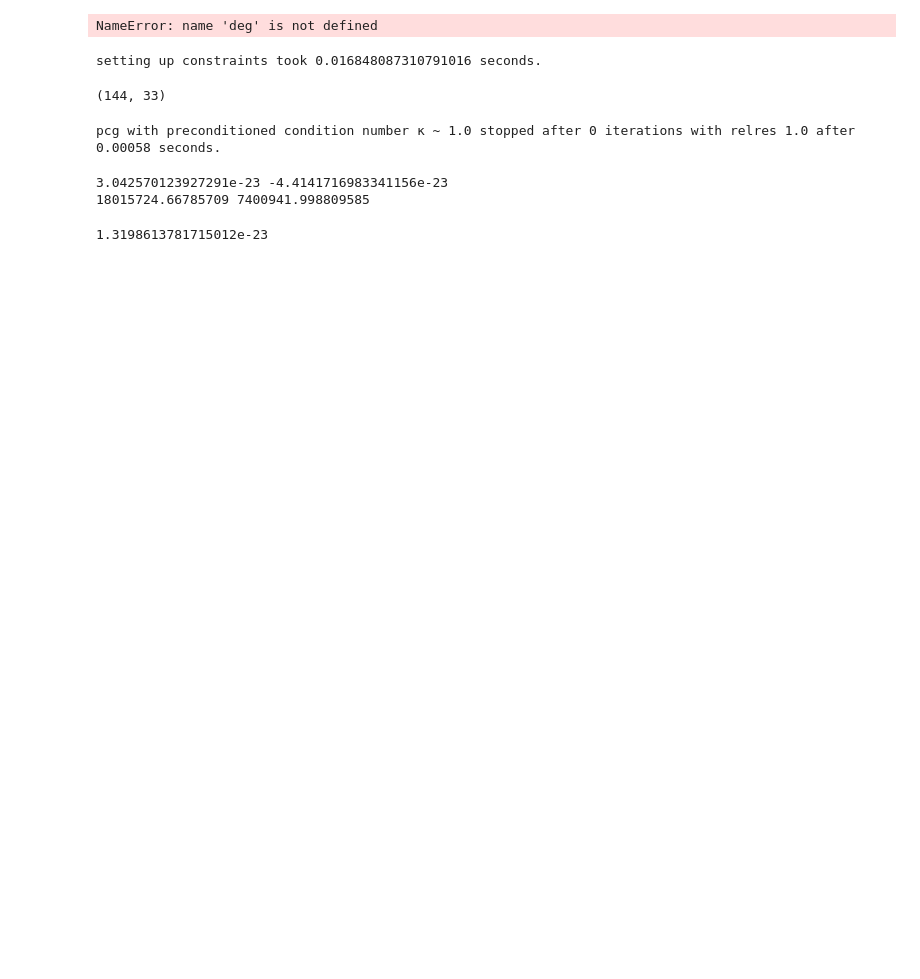
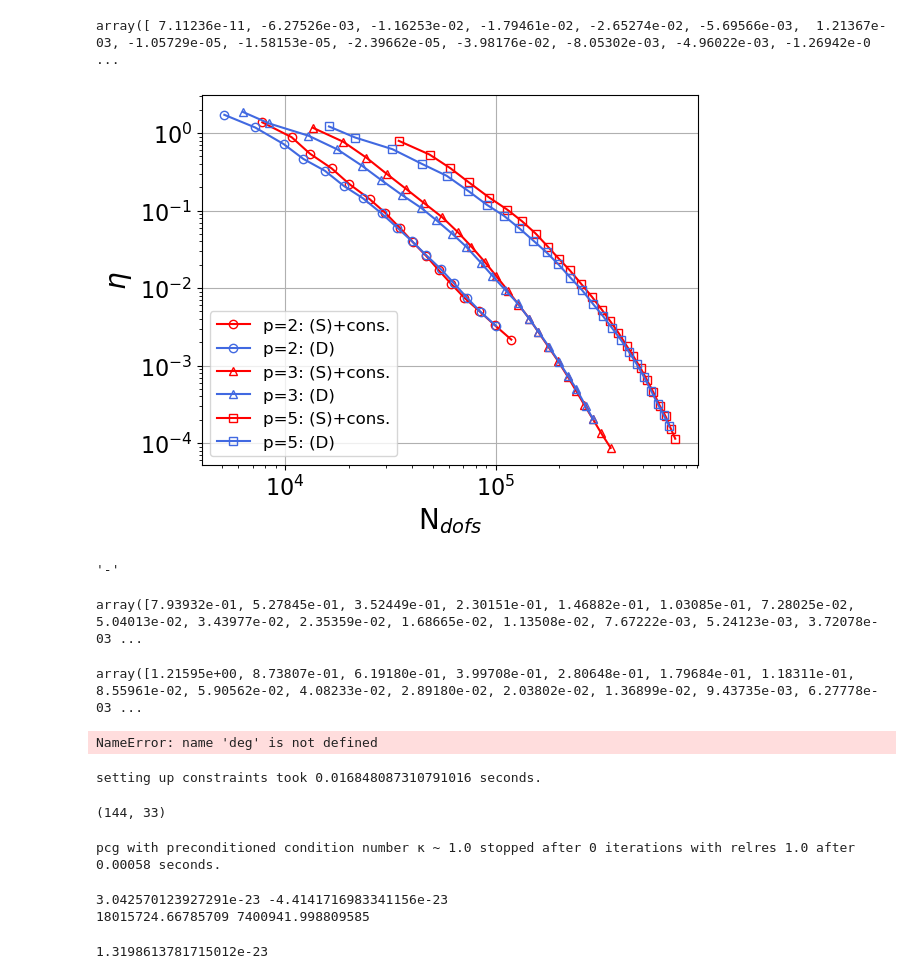
Before and after one commit to c-f-h/pyiga, a Jupyter notebook: notebooks/IETI_Inductor.ipynb, the cells around one changed output. Drawn from its saved outputs; the diff is of its cells as text; code cells hidden in the pictures; blank space fills up the shorter version.

```diff
--- a/notebooks/IETI_Inductor.ipynb
+++ b/notebooks/IETI_Inductor.ipynb
@@ -31,6 +21,5 @@ py-mkl-pardiso 0.0.5
 # %%
-def admissibility_split(MP, a, return_P=False, subspace=False, consistency = True, with_edges=False):
-    level={1:5, 2:5, 3:5, 4:5, 5:5, 6:5, 7:5}
+def admissibility_split(MP, a, return_P=False, subspace=False, consistency = False, with_edges=False, level=None):
     marked = set()
     mapped = lambda x: 1 if x in (0, 1) else 0
     num_split=0
@@ -44,8 +33,14 @@ def admissibility_split(MP, a, return_P=False, subspace=False, consistency = Tru
                 deg = kv.p
                 s1,s2 = kv.support()
                 nodes = np.clip(MP.mesh.boundaries(p)[1][b],kv.kv[0],kv.kv[-1])
-                m = min(nodes[1:]-nodes[:-1])
-                if not bspline_cy.pyx_checkSWcondition(kv.kv, kv.p, len(kv.kv), nodes, len(nodes), with_edges) or (s2-s1)/m>2**level[deg]-1:
+                diff = nodes[1:]-nodes[:-1]
+
+                if not with_edges:
+                    check_edge=np.repeat(False, len(diff))
+                else:
+                    check_edge=((s2-s1)/diff<2**level+1e-14)
+                #print(check_edge)
+                if not bspline_cy.pyx_checkSWcondition(kv.kv, kv.p, len(kv.kv), nodes, len(nodes), with_edges=with_edges, check_edge=check_edge):
                     marked.add(p)
         if consistency:
             for (p1,b1) in MP.mesh.L_intfs:
@@ -314,0 +319,8 @@ array([1.19645e-07, 1.72355e-02, 2.49780e-02, 5.33019e-03, 5.14499e-02, 5.39440e
+# %%
+i=0
+SA[:-1,i]-SB[:,i]
+# %% [output]
+array([ 7.11236e-11, -6.27526e-03, -1.16253e-02, -1.79461e-02, -2.65274e-02, -5.69566e-03,  1.21367e-03, -1.05729e-05, -1.58153e-05, -2.39662e-05, -3.98176e-02, -8.05302e-03, -4.96022e-03, -1.26942e-0 ...
+# %%
+RS = np.load('Inductor_S_B_consistency.npy')
+RD = np.load('Inductor_D_B.npy')
@@ -315,3 +330,39 @@ array([1.19645e-07, 1.72355e-02, 2.49780e-02, 5.33019e-03, 5.14499e-02, 5.39440e
+# %%
+degs=(2,3,5)
+maxiter = (16,27,30)
+marker=('o-','^-','s-')
+for i,deg in enumerate(degs):
+    ndofs1 = RS[:maxiter[i],4+i*5]*(3*deg+1)**2
+    ndofs2 = RD[:maxiter[i],4+i*5]*(3*deg+1)**2
+    eta1=RS[:maxiter[i],5*i]
+    eta2=RD[:maxiter[i],5*i]
+    ndofs1=ndofs1[ndofs1!=0]
+    ndofs2=ndofs2[ndofs2!=0]
+    eta1=eta1[eta1!=0]
+    eta2=eta2[eta2!=0]
+
+    plt.loglog(ndofs1, eta1, marker[i], color='red' , label="p="+str(deg)+': (S)+cons.',markerfacecolor='none')
+    plt.loglog(ndofs2, eta2, marker[i], color='royalblue', label="p="+str(deg)+': (D)',markerfacecolor='none')
+plt.legend(loc='lower left',prop={'size': 12})
+plt.grid(True)
+plt.xlabel("N$_{dofs}$",size=20)
+plt.ylabel("$\eta$",size=20)
+plt.tick_params(axis='both', labelsize=16)
+plt.savefig('InductorErrorConsistency_B.pdf', bbox_inches='tight')
+# %% [output]
+[figure, added]
+# %%
+marker
+# %% [output]
+'-'
+# %%
+eta1
+# %% [output]
+array([7.93932e-01, 5.27845e-01, 3.52449e-01, 2.30151e-01, 1.46882e-01, 1.03085e-01, 7.28025e-02, 5.04013e-02, 3.43977e-02, 2.35359e-02, 1.68665e-02, 1.13508e-02, 7.67222e-03, 5.24123e-03, 3.72078e-03 ...
+# %%
+eta2
+# %% [output]
+array([1.21595e+00, 8.73807e-01, 6.19180e-01, 3.99708e-01, 2.80648e-01, 1.79684e-01, 1.18311e-01, 8.55961e-02, 5.90562e-02, 4.08233e-02, 2.89180e-02, 2.03802e-02, 1.36899e-02, 9.43735e-03, 6.27778e-03 ...
 # %%
 N=2
 M = topology.MultiPatch([(2*(bspline.make_knots(deg,0,1,N),),geometry.unit_square())])
```
Also changed, not shown: parts of 20 cells of this notebook, 25 other files.
